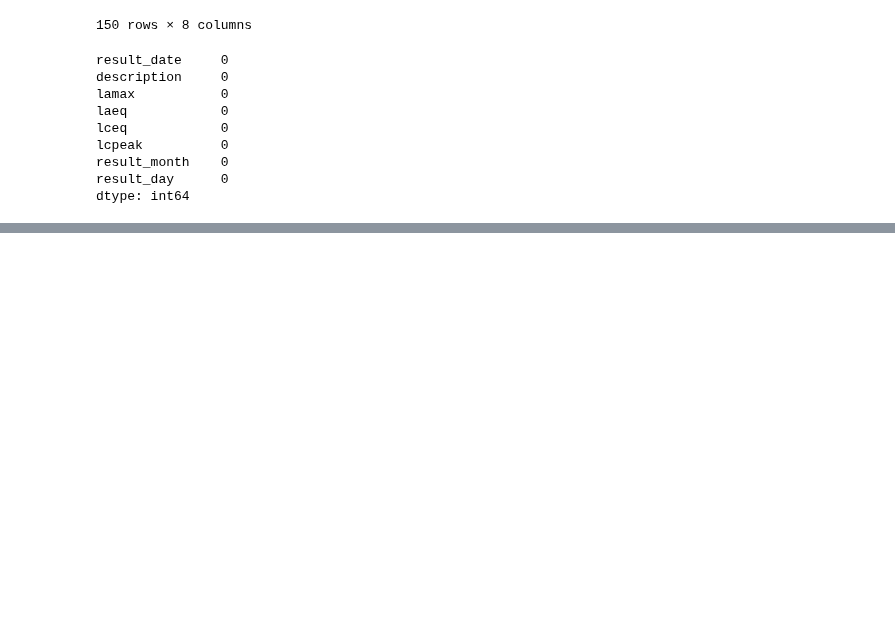
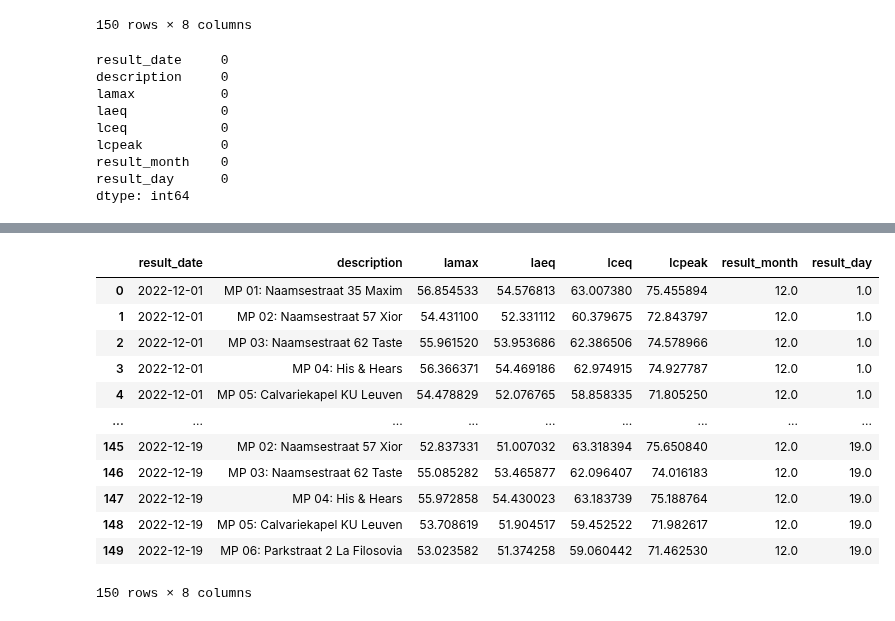
Before and after one commit to lennertvanh/MDA-Georgia, a Jupyter notebook: Preprocessing.ipynb, the cells around one changed output, grey strips where cells are left out. Drawn from its saved outputs; the diff is of its cells as text; code cells hidden in the pictures; blank space fills up the shorter version.

```diff
--- a/Preprocessing.ipynb
+++ b/Preprocessing.ipynb
@@ -169,15 +169,15 @@ vrijt_nov = pd.read_csv('https://mda-georgia-bucket.s3.eu-central-1.amazonaws.co
 his_nov = pd.read_csv('https://mda-georgia-bucket.s3.eu-central-1.amazonaws.com/Noise+data/Nov/Nov/csv_results_52_303910_mp-04-his-hears.csv', header=0, sep=';')
 # %%
 # updated noise data - December
-naamse35_dec = pd.read_csv('https://mda-georgia-bucket.s3.eu-central-1.amazonaws.com/Noise+data/Dec/Dec/csv_results_51_255439_mp-01-naamsestraat-35-maxim.csv', header=0, sep=';')
-naamse57_dec = pd.read_csv('https://mda-georgia-bucket.s3.eu-central-1.amazonaws.com/Noise+data/Dec/Dec/csv_results_51_255440_mp-02-naamsestraat-57-xior.csv', header=0, sep=';')
-naamse62_dec = pd.read_csv('https://mda-georgia-bucket.s3.eu-central-1.amazonaws.com/Noise+data/Dec/Dec/csv_results_51_255441_mp-03-naamsestraat-62-taste.csv', header=0, sep=';')
-calvarie_dec = pd.read_csv('https://mda-georgia-bucket.s3.eu-central-1.amazonaws.com/Noise+data/Dec/Dec/csv_results_51_255442_mp-05-calvariekapel-ku-leuven.csv', header=0, sep=';')
-park_dec = pd.read_csv('https://mda-georgia-bucket.s3.eu-central-1.amazonaws.com/Noise+data/Dec/Dec/csv_results_51_255443_mp-06-parkstraat-2-la-filosovia.csv', header=0, sep=';')
-naamse81_dec = pd.read_csv('https://mda-georgia-bucket.s3.eu-central-1.amazonaws.com/Noise+data/Dec/Dec/csv_results_51_255444_mp-07-naamsestraat-81.csv', header=0, sep=';')
-kiosk_dec = pd.read_csv('https://mda-georgia-bucket.s3.eu-central-1.amazonaws.com/Noise+data/Dec/Dec/csv_results_51_255445_mp-08-kiosk-stadspark.csv', header=0, sep=';')
-vrijt_dec = pd.read_csv('https://mda-georgia-bucket.s3.eu-central-1.amazonaws.com/Noise+data/Dec/Dec/csv_results_51_280324_mp08bis---vrijthof.csv', header=0, sep=';')
-his_dec = pd.read_csv('https://mda-georgia-bucket.s3.eu-central-1.amazonaws.com/Noise+data/Dec/Dec/csv_results_51_303910_mp-04-his-hears.csv', header=0, sep=';')
+naamse35_dec = pd.read_csv('https://mda-georgia-bucket.s3.eu-central-1.amazonaws.com/Noise+data/Dec/Dec/csv_results_53_255439_mp-01-naamsestraat-35-maxim.csv', header=0, sep=';')
+naamse57_dec = pd.read_csv('https://mda-georgia-bucket.s3.eu-central-1.amazonaws.com/Noise+data/Dec/Dec/csv_results_53_255440_mp-02-naamsestraat-57-xior.csv', header=0, sep=';')
+naamse62_dec = pd.read_csv('https://mda-georgia-bucket.s3.eu-central-1.amazonaws.com/Noise+data/Dec/Dec/csv_results_53_255441_mp-03-naamsestraat-62-taste.csv', header=0, sep=';')
+calvarie_dec = pd.read_csv('https://mda-georgia-bucket.s3.eu-central-1.amazonaws.com/Noise+data/Dec/Dec/csv_results_53_255442_mp-05-calvariekapel-ku-leuven.csv', header=0, sep=';')
+park_dec = pd.read_csv('https://mda-georgia-bucket.s3.eu-central-1.amazonaws.com/Noise+data/Dec/Dec/csv_results_53_255443_mp-06-parkstraat-2-la-filosovia.csv', header=0, sep=';')
+naamse81_dec = pd.read_csv('https://mda-georgia-bucket.s3.eu-central-1.amazonaws.com/Noise+data/Dec/Dec/csv_results_53_255444_mp-07-naamsestraat-81.csv', header=0, sep=';')
+kiosk_dec = pd.read_csv('https://mda-georgia-bucket.s3.eu-central-1.amazonaws.com/Noise+data/Dec/Dec/csv_results_53_255445_mp-08-kiosk-stadspark.csv', header=0, sep=';')
+vrijt_dec = pd.read_csv('https://mda-georgia-bucket.s3.eu-central-1.amazonaws.com/Noise+data/Dec/Dec/csv_results_53_280324_mp08bis---vrijthof.csv', header=0, sep=';')
+his_dec = pd.read_csv('https://mda-georgia-bucket.s3.eu-central-1.amazonaws.com/Noise+data/Dec/Dec/csv_results_53_303910_mp-04-his-hears.csv', header=0, sep=';')
 # %% [markdown]
 Combining and aggregating the meteo data
 # %%
@@ -808,0 +811,4 @@ dtype: int64
+# %%
+# combine noise data for December together
+noise_dec_combined = pd.concat([naamse35_dec, naamse57_dec, naamse62_dec, calvarie_dec, park_dec, naamse81_dec, kiosk_dec, vrijt_dec, his_dec], axis=0)
+noise_dec_combined.head()
@@ -808,0 +822,12 @@ dtype: int64
+# %%
+# extract the date, month, hour, minute of "result_timestamp"
+noise_dec_combined['result_timestamp'] = pd.to_datetime(noise_dec_combined['result_timestamp'], format='%d/%m/%Y %H:%M:%S.%f')
+
+
+noise_dec_combined['result_date'] = noise_dec_combined['result_timestamp'].dt.date
+noise_dec_combined['result_month'] = noise_dec_combined['result_timestamp'].dt.month
+noise_dec_combined['result_day'] = noise_dec_combined['result_timestamp'].dt.day
+noise_dec_combined['result_hour'] = noise_dec_combined['result_timestamp'].dt.hour
+noise_dec_combined['result_minute'] = noise_dec_combined['result_timestamp'].dt.minute
+
+noise_dec_combined.head()
@@ -808,0 +841,21 @@ dtype: int64
+# %%
+# aggregate the data by day
+avg_dec_combined = noise_dec_combined.groupby(['result_date','description']).mean()
+avg_dec_combined = avg_dec_combined.reset_index()
+columns_to_drop = ['result_hour', 'result_minute']
+avg_dec_combined.drop(columns_to_drop, axis=1, inplace=True)
+avg_dec_combined.head(150)
+# %% [output]
+|  | result_date | description | lamax | laeq | lceq | lcpeak | result_month | result_day |
+| 0 | 2022-12-01 | MP 01: Naamsestraat 35 Maxim | 56.854533 | 54.576813 | 63.007380 | 75.455894 | 12.0 | 1.0 |
+| 1 | 2022-12-01 | MP 02: Naamsestraat 57 Xior | 54.431100 | 52.331112 | 60.379675 | 72.843797 | 12.0 | 1.0 |
+| 2 | 2022-12-01 | MP 03: Naamsestraat 62 Taste | 55.961520 | 53.953686 | 62.386506 | 74.578966 | 12.0 | 1.0 |
+| 3 | 2022-12-01 | MP 04: His & Hears | 56.366371 | 54.469186 | 62.974915 | 74.927787 | 12.0 | 1.0 |
+| 4 | 2022-12-01 | MP 05: Calvariekapel KU Leuven | 54.478829 | 52.076765 | 58.858335 | 71.805250 | 12.0 | 1.0 |
+| ... | ... | ... | ... | ... | ... | ... | ... | ... |
+| 145 | 2022-12-19 | MP 02: Naamsestraat 57 Xior | 52.837331 | 51.007032 | 63.318394 | 75.650840 | 12.0 | 19.0 |
+| 146 | 2022-12-19 | MP 03: Naamsestraat 62 Taste | 55.085282 | 53.465877 | 62.096407 | 74.016183 | 12.0 | 19.0 |
+| 147 | 2022-12-19 | MP 04: His & Hears | 55.972858 | 54.430023 | 63.183739 | 75.188764 | 12.0 | 19.0 |
+| 148 | 2022-12-19 | MP 05: Calvariekapel KU Leuven | 53.708619 | 51.904517 | 59.452522 | 71.982617 | 12.0 | 19.0 |
+| 149 | 2022-12-19 | MP 06: Parkstraat 2 La Filosovia | 53.023582 | 51.374258 | 59.060442 | 71.462530 | 12.0 | 19.0 |
+150 rows × 8 columns
```
Also changed, not shown: parts of 4 cells of this notebook.
